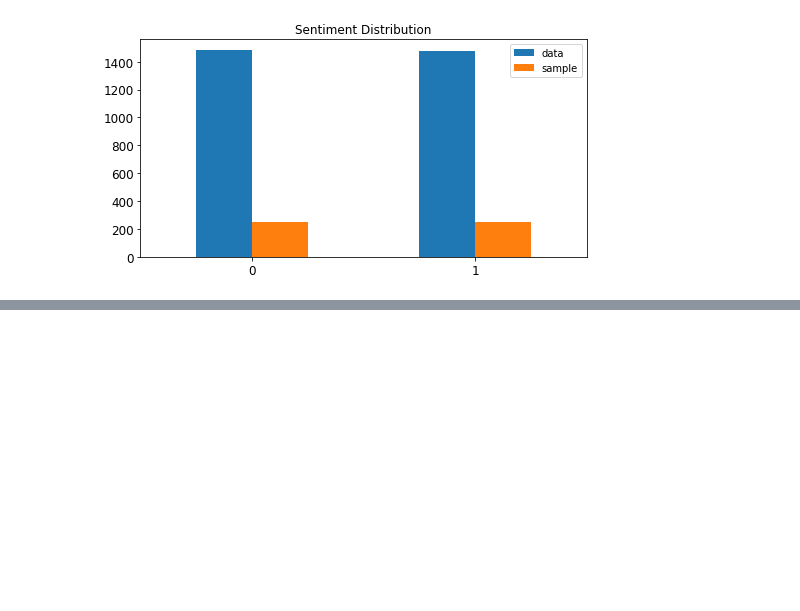
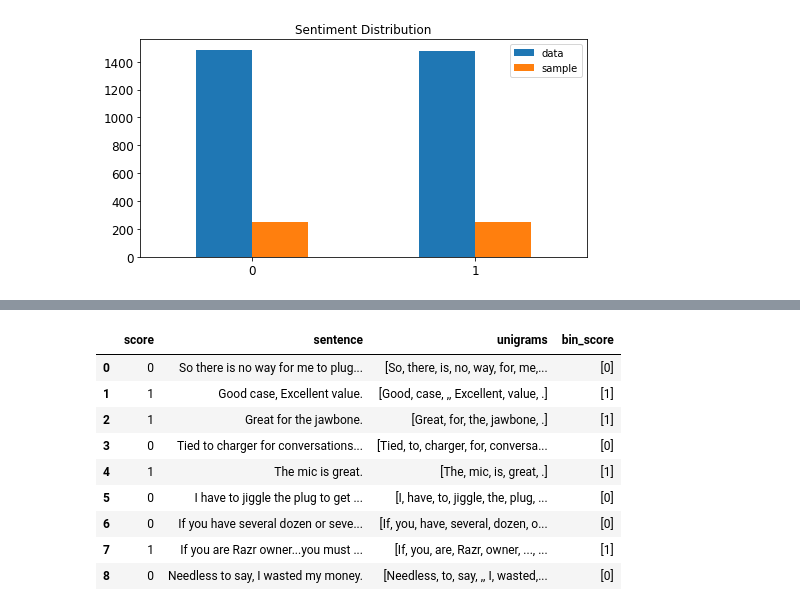
Before and after one commit to xavier2696/dm_2018_hw_1, a Jupyter notebook: hw_1.ipynb, the cells around one changed output, grey strips where cells are left out. Cells and saved outputs as stored; diff of their text form; code cells hidden in the pictures; blank space fills up the shorter version.

```diff
--- a/hw_1.ipynb
+++ b/hw_1.ipynb
@@ -130,0 +227,18 @@ count_vect.get_feature_names()[0:10]
+# %%
+#binarization
+mlb = preprocessing.LabelBinarizer()
+mlb.fit(sentiment_data_df.score)
+sentiment_data_df['bin_score'] = mlb.transform(sentiment_data_df['score']).tolist()
+sentiment_data_df[0:9]
+#in this case binarization does not changes the score values because there are only 2 possible values in score to begin with
+# %% [output]
+|  | score | sentence | unigrams | bin_score |
+| 0 | 0 | So there is no way for me to plug... | [So, there, is, no, way, for, me,... | [0] |
+| 1 | 1 | Good case, Excellent value. | [Good, case, ,, Excellent, value, .] | [1] |
+| 2 | 1 | Great for the jawbone. | [Great, for, the, jawbone, .] | [1] |
+| 3 | 0 | Tied to charger for conversations... | [Tied, to, charger, for, conversa... | [0] |
+| 4 | 1 | The mic is great. | [The, mic, is, great, .] | [1] |
+| 5 | 0 | I have to jiggle the plug to get ... | [I, have, to, jiggle, the, plug, ... | [0] |
+| 6 | 0 | If you have several dozen or seve... | [If, you, have, several, dozen, o... | [0] |
+| 7 | 1 | If you are Razr owner...you must ... | [If, you, are, Razr, owner, ..., ... | [1] |
+| 8 | 0 | Needless to say, I wasted my money. | [Needless, to, say, ,, I, wasted,... | [0] |
```
Also changed, not shown: parts of 11 cells of this notebook.
